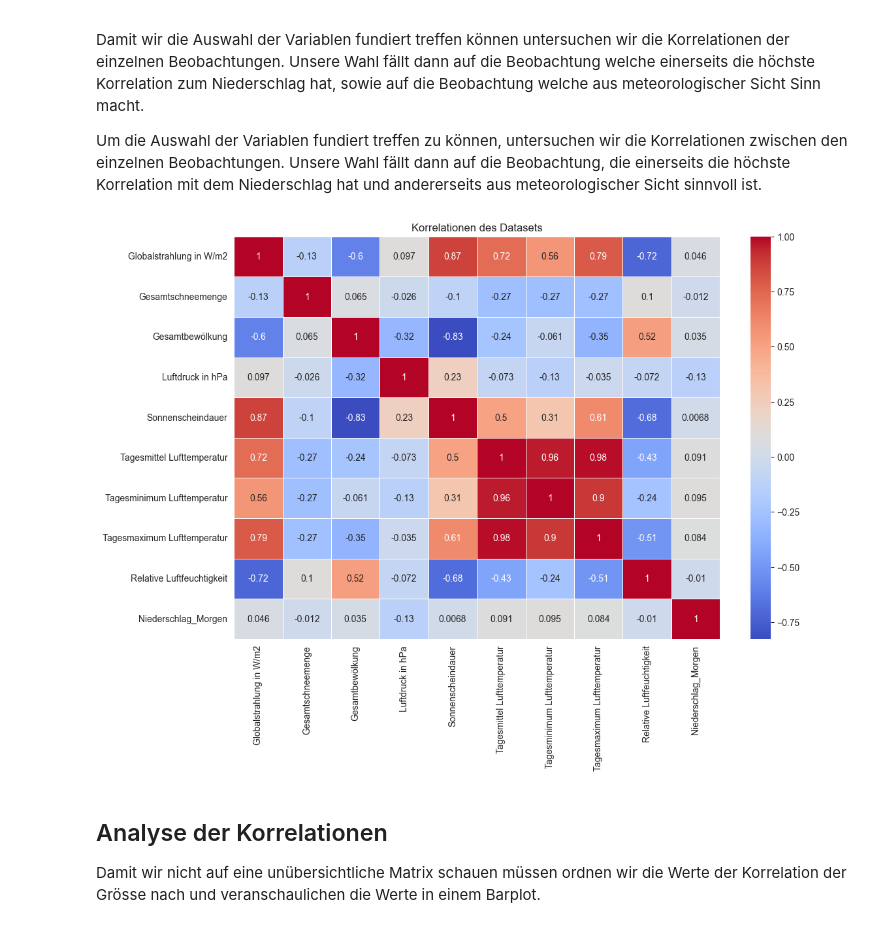
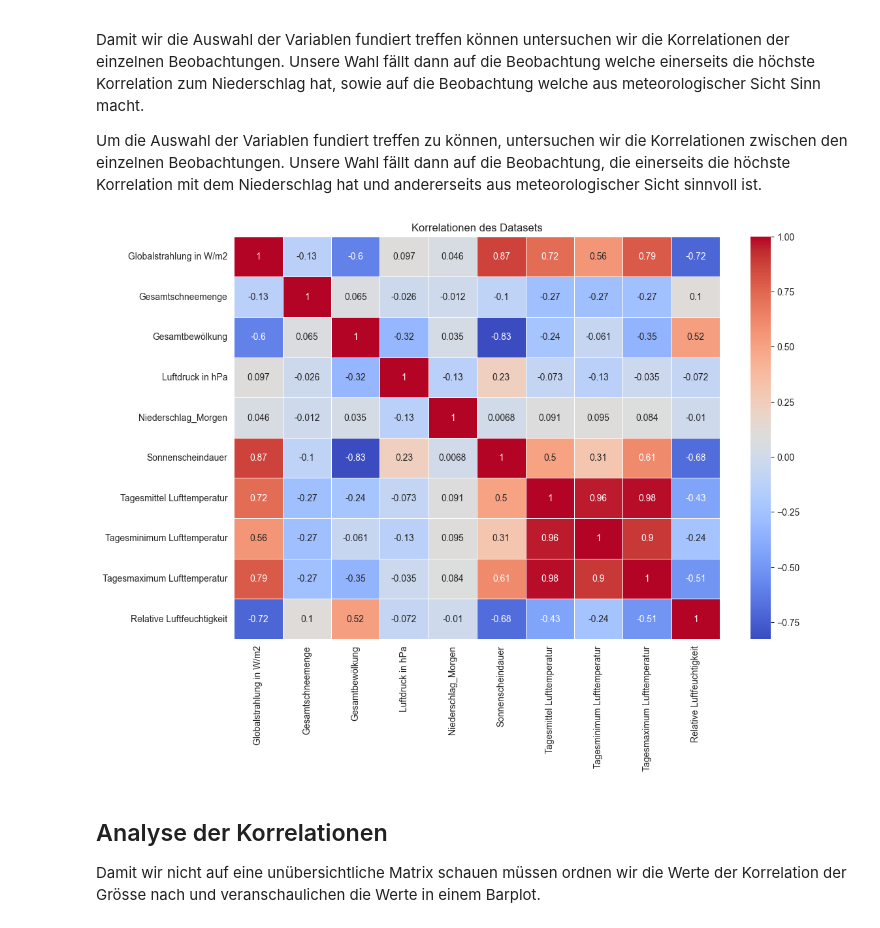
Before and after one commit to Mila19058/WER_Chellenge, a Jupyter notebook: sample.ipynb, the cells around one changed output. Drawn from its saved outputs; the diff is of its cells as text; code cells hidden in the pictures.

Commit message:
# Systemdefinition
Added Hypothesis Test
Added safty for the shift

Concern: # Systemdefinition

```diff
--- a/sample.ipynb
+++ b/sample.ipynb
@@ -95,3 +100,9 @@ dtype: int64
+# %%
+df_mit_shift = df_2000_2025.copy(deep=True)
+df_mit_shift['Niederschlag_Morgen'] = df_mit_shift['Niederschlag'].shift(-1)
+df_mit_shift = df_mit_shift.drop(columns=['Niederschlag'])
+df_mit_shift = df_mit_shift.dropna(subset=['Niederschlag_Morgen'])
+df_mit_shift.to_csv('data/mit_shift.csv', index=False, sep=';')
 # %% [markdown]
 # Systemdefinition
 Damit wir unsere Hypothese beantworten können und wir nicht alle Informationen des Datensatzes brauchen, ist es nötig sich ein wenig einzuschränken.
@@ -119,7 +130,7 @@ def categorize_Regentag(rain_in_mm):
         return "Starker Regentag"
 
 df_2000_2025["Regentag_Kategorie"] = df_2000_2025["Niederschlag"].apply(categorize_Regentag)
-
+df_mit_shift["Regentag_Kategorie"] = df_mit_shift["Niederschlag_Morgen"].apply(categorize_Regentag)
 df_2000_2025["Regentag_Kategorie"].describe()
 # %% [output]
 count              9254
@@ -153,32 +164,28 @@ Beobachtungen. Unsere Wahl fällt dann auf die Beobachtung, die einerseits die h
 Niederschlag hat und andererseits aus meteorologischer Sicht sinnvoll ist.
 # %%
 # Zusammenfügen der Daten über die letzten fünf Jahre
-df_2000_2025_for_corr = df_2000_2025[[
+df_2000_2025_for_corr = df_mit_shift[[
     'Globalstrahlung in W/m2',
     'Gesamtschneemenge',
     'Gesamtbewölkung',
     'Luftdruck in hPa',
-    'Niederschlag',
+    'Niederschlag_Morgen',
     'Sonnenscheindauer',
     'Tagesmittel Lufttemperatur',
     'Tagesminimum Lufttemperatur',
     'Tagesmaximum Lufttemperatur',
     'Relative Luftfeuchtigkeit'
 ]].copy(deep=True)
-
-# Verschieben der Niederschlag auf den nächsten Tag
-df_2000_2025_for_corr['Niederschlag_Morgen'] = df_2000_2025_for_corr['Niederschlag'].shift(-1)
-df_2000_2025_for_corr = df_2000_2025_for_corr.drop(columns=['Niederschlag'])
 
 # Korrelationen erkennen
 df_correlation = df_2000_2025_for_corr.corr()
 
 plt.figure(figsize = (12, 8))
 sns.heatmap(df_correlation, annot=True, cmap='coolwarm', linewidths=.5)
 plt.title("Korrelationen des Datasets")
 plt.show()
 # %% [output]
-[figure, old version]
+[figure, new version]
 # %% [markdown]
 ## Analyse der Korrelationen
 Damit wir nicht auf eine unübersichtliche Matrix schauen müssen ordnen wir die Werte der Korrelation der Grösse nach und
```
Also changed, not shown: parts of 16 cells of this notebook.
